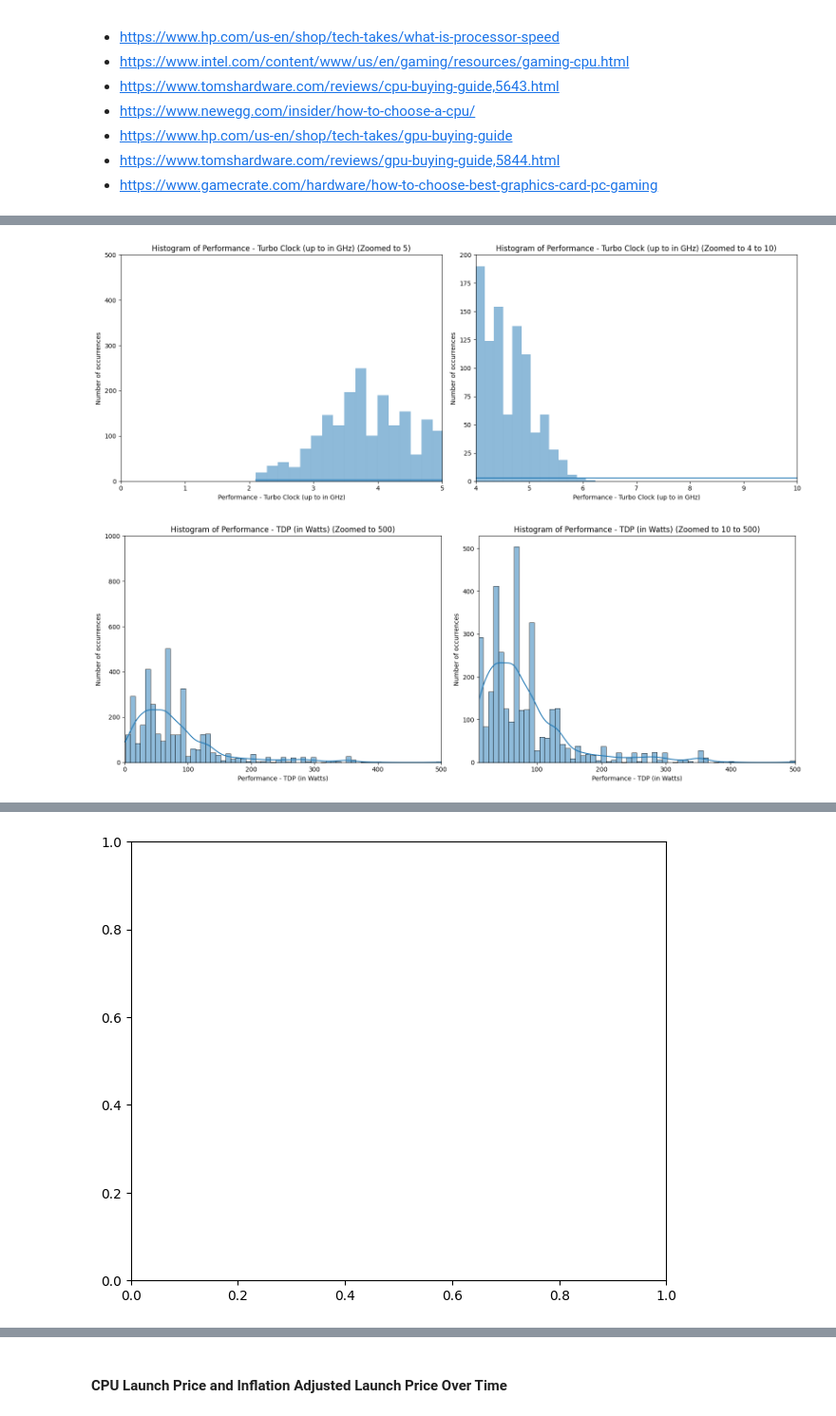
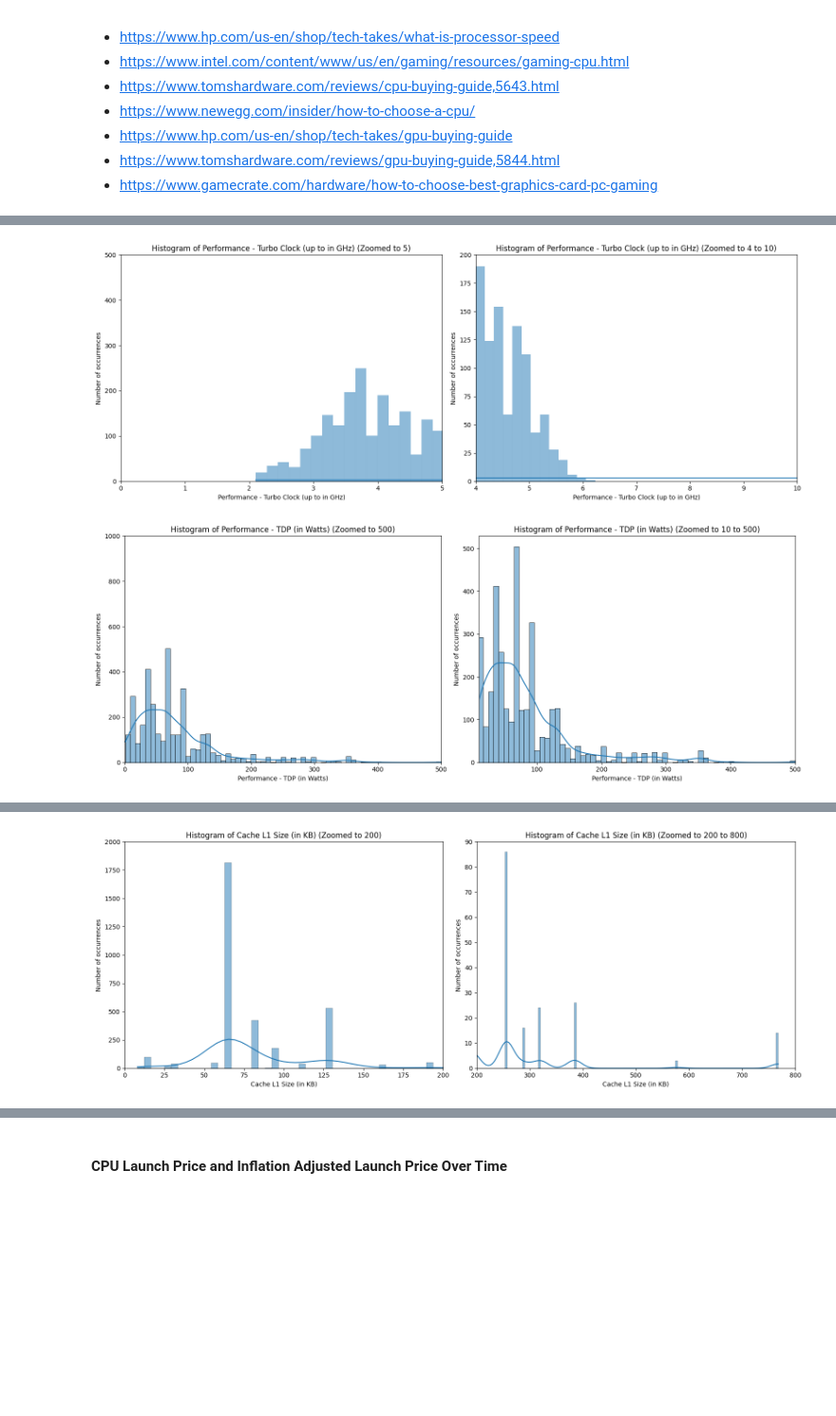
Before and after one commit to Mosh333/csca5622_final_project, a Jupyter notebook: notebooks/CSCA5622_FinalProject_ComputerHardwareExploration.ipynb, the cells around one changed output, grey strips where cells are left out. Shown at 95% size. Saved outputs shown, nothing was run; the diff lists cells and outputs as text; code cells hidden in the pictures; blank space fills up the shorter version.

```diff
--- a/notebooks/CSCA5622_FinalProject_ComputerHardwareExploration.ipynb
+++ b/notebooks/CSCA5622_FinalProject_ComputerHardwareExploration.ipynb
@@ -446,9 +446,10 @@ cpu_numerical_columns = [
     'Cache L3 Size (in MB)'
 ]
 
-# List of CPU categorical columns (add more as you find them)
+# List of CPU categorical columns
 cpu_categorical_columns = [
     'Architecture - Memory Bus',
+    'Core Config - Integrated Graphics',
     "Processor - Market",
     "Processor - Production Status",
 ]
@@ -459,67 +460,16 @@ def convert_to_numeric(data, columns):
         if column in data.columns:
             data[column] = pd.to_numeric(data[column], errors='coerce')  # Convert to NaN where conversion fails
 
+def convert_integrated_graphics_to_boolean(data, column):
+    if column in data.columns:
+        # Convert to boolean: True if there's a value (i.e. the CPU has integrated graphics), otherwise False
+        data[column] = data[column].notna()
+
 # Convert the numerical columns to numeric (handle non-numeric values)
 convert_to_numeric(cpu_data, cpu_numerical_columns)
+# Convert the "Core Config - Integrated Graphics" column to boolean
+convert_integrated_graphics_to_boolean(cpu_data, 'Core Config - Integrated Graphics')
 
-# Create histograms for numerical CPU columns
-def plot_histograms(data, numerical_columns, xlim_max=None):
-    # Calculate the number of rows needed, with 2 plots per row
-    n_cols = 2
-    n_rows = math.ceil(len(numerical_columns) / n_cols)
-
-    # Create a figure for subplots
-    fig, axes = plt.subplots(n_rows, n_cols, figsize=(16, n_rows * 6))
-    axes = axes.flatten()  # Flatten the axes for easy iteration
-
-    # Plot each numerical column in its respective subplot
-    for i, column in enumerate(numerical_columns):
-        if column in data.columns:
-            sns.histplot(data[column].dropna(), kde=True, ax=axes[i])
-            axes[i].set_title(f'Histogram of CPU {column}')
-            axes[i].set_xlabel(column)
-            axes[i].set_ylabel('Number of occurrences')
-            # Apply xlim to ignore outliers if specified
-            if xlim_max is not None:
-                axes[i].set_xlim(0, xlim_max)
-
-    # Hide any remaining empty subplots
-    for j in range(i + 1, len(axes)):
-        fig.delaxes(axes[j])
-
-    # Adjust layout to prevent overlap and add space between subplots
-    plt.tight_layout()
-    plt.subplots_adjust(wspace=0.4, hspace=0.3)  # Adjust space between plots
-
-    plt.show()
-
-def plot_histograms_with_two_limits(data, column, xlim_max1=None, xlim_max2=None, ylim_max1=None, ylim_max2=None, zoom_range=(10000, 50000)):
-    # First plot with xlim_max1 and ylim_max1 for both subplots
-    plt.figure(figsize=(16, 6))
-
-    # Plot 1: with xlim_max1 and ylim_max1
-    plt.subplot(1, 2, 1)
-    sns.histplot(data[column].dropna(), kde=True)
-    plt.title(f'Histogram of {column} (Zoomed to {xlim_max1})')
-    plt.xlabel(column)
-    plt.ylabel('Number of occurrences')
-    if xlim_max1 is not None:
-        plt.xlim(0, xlim_max1)
-    if ylim_max1 is not None:
-        plt.ylim(0, ylim_max1)
-
-    # Plot 2: with xlim_max2 and ylim_max2, but narrower zoom_range
-    plt.subplot(1, 2, 2)
-    sns.histplot(data[column].dropna(), kde=True, binwidth=2000)
-    plt.title(f'Histogram of {column} (Zoomed to {zoom_range[0]} to {zoom_range[1]})')
-    plt.xlabel(column)
-    plt.ylabel('Number of occurrences')
-    plt.xlim(zoom_range[0], zoom_range[1])
-    if ylim_max2 is not None:
-        plt.ylim(0, ylim_max2)
-
-    plt.tight_layout()
-    plt.show()
 
 # Create histograms with custom limits for each feature
 def plot_histograms_with_custom_limits(data, columns_with_limits):
@@ -585,14 +535,6 @@ def plot_categorical_barplots(data, categorical_columns):
     plt.show()
 
 # Call the functions to plot histograms and bar plots
-# plot_histograms(cpu_data, cpu_numerical_columns)
-# plot_histograms_with_two_limits(cpu_data,
-#                                 'Physical - Transistors (in millions)',
-#                                 xlim_max1=10000,
-#                                 xlim_max2=150000,
-#                                 ylim_max1=800,
-#                                 ylim_max2=50,
-#                                 zoom_range=(10000, 100000))
 
 columns_with_limits = {
     'Physical - Process Size (in nm)': (130, None, 600, None, (120, 200)),
@@ -601,11 +543,11 @@ columns_with_limits = {
     'Performance - Frequency (in GHz)': (5, None, 500, 60, (4, 10)),
     'Performance - Turbo Clock (up to in GHz)': (5, None, 500, 200, (4, 10)),
     'Performance - TDP (in Watts)': (500, None, 1000, None, (10, 500)),
-    'Core Config - # of Cores': (20, None, 1000, 85, (20, 140)),
-    'Core Config - # of Threads': (300, None, 1000, None, (10, 300)),
-    'Cache L1 Size (in KB)': (1000, None, 2000, None, (10, 800)),
-    'Cache L2 Size (in MB)': (500, None, 1200, None, (10, 500)),
-    'Cache L3 Size (in MB)': (1000, None, 500, None, (10, 1200)),
+    'Core Config - # of Cores': (20, None, 1000, 75, (20, 140)),
+    'Core Config - # of Threads': (150, None, 1500, 300, (150, 300)),
+    'Cache L1 Size (in KB)': (200, None, 2000, 90, (200, 800)),
+    'Cache L2 Size (in MB)': (15, None, 1250, 5, (15, 511)),
+    'Cache L3 Size (in MB)': (200, None, 1000, 50, (200, 1200)),
 }
 
 # Call the function to plot histograms with custom limits
@@ -625 +566 @@ KeyError: 'Cache L1 Size'
-[figure, old version]
+[figure, new version]
```
Also changed, not shown: parts of 5 cells of this notebook, 2 other files.
